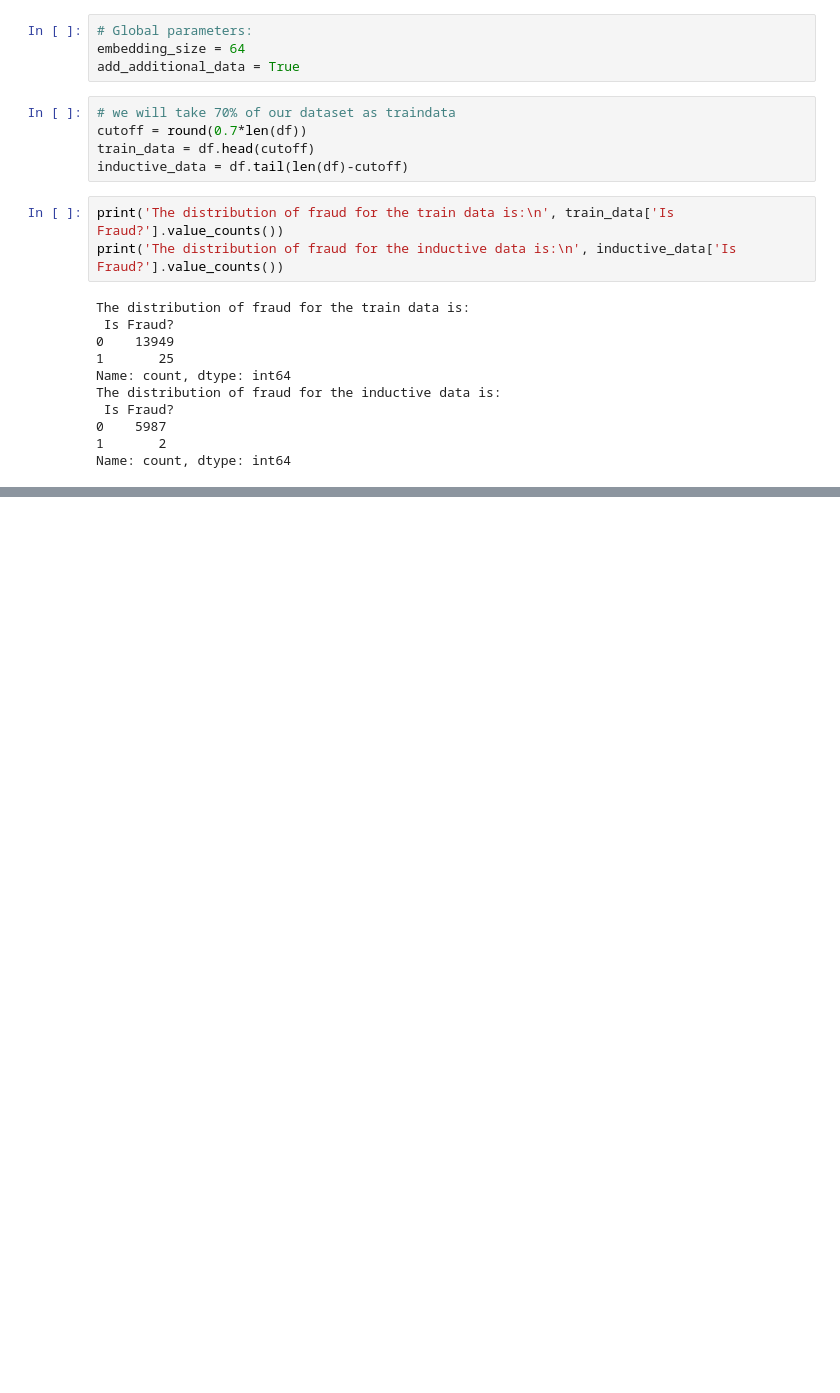
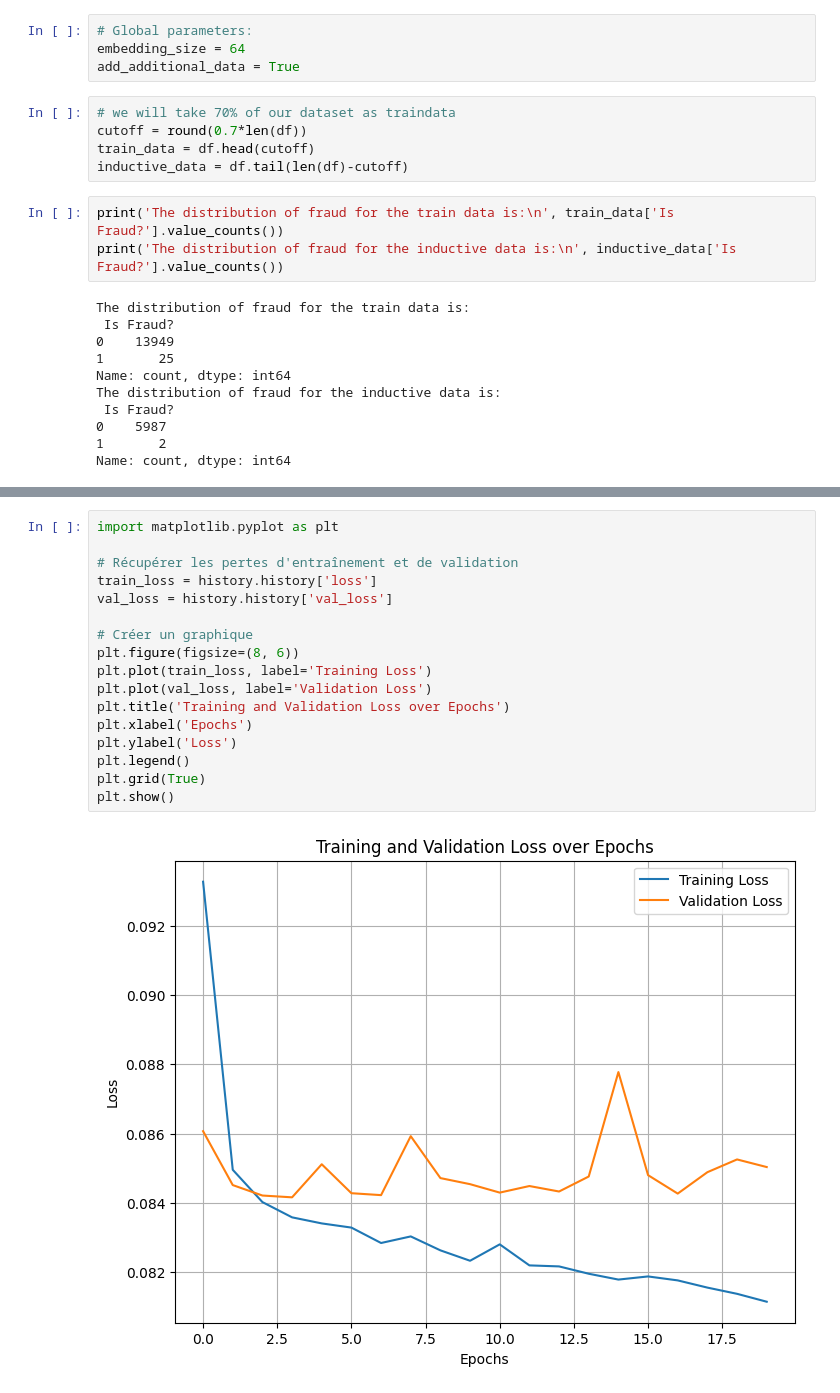
Before and after one commit to walidhbabou/dockerProjetAI, a Jupyter notebook: Bienvenue_dans_Colaboratory.ipynb, the cells around one changed output, grey strips where cells are left out. Saved outputs shown, nothing was run; the diff lists cells and outputs as text; blank space fills up the shorter version.

```diff
--- a/Bienvenue_dans_Colaboratory.ipynb
+++ b/Bienvenue_dans_Colaboratory.ipynb
@@ -503,0 +519,19 @@ ValueError: all the input array dimensions except for the concatenation axis mus
+# %%
+import matplotlib.pyplot as plt
+
+# Récupérer les pertes d'entraînement et de validation
+train_loss = history.history['loss']
+val_loss = history.history['val_loss']
+
+# Créer un graphique
+plt.figure(figsize=(8, 6))
+plt.plot(train_loss, label='Training Loss')
+plt.plot(val_loss, label='Validation Loss')
+plt.title('Training and Validation Loss over Epochs')
+plt.xlabel('Epochs')
+plt.ylabel('Loss')
+plt.legend()
+plt.grid(True)
+plt.show()
+# %% [output]
+[figure, added]
```
Also changed, not shown: parts of 6 cells of this notebook.
